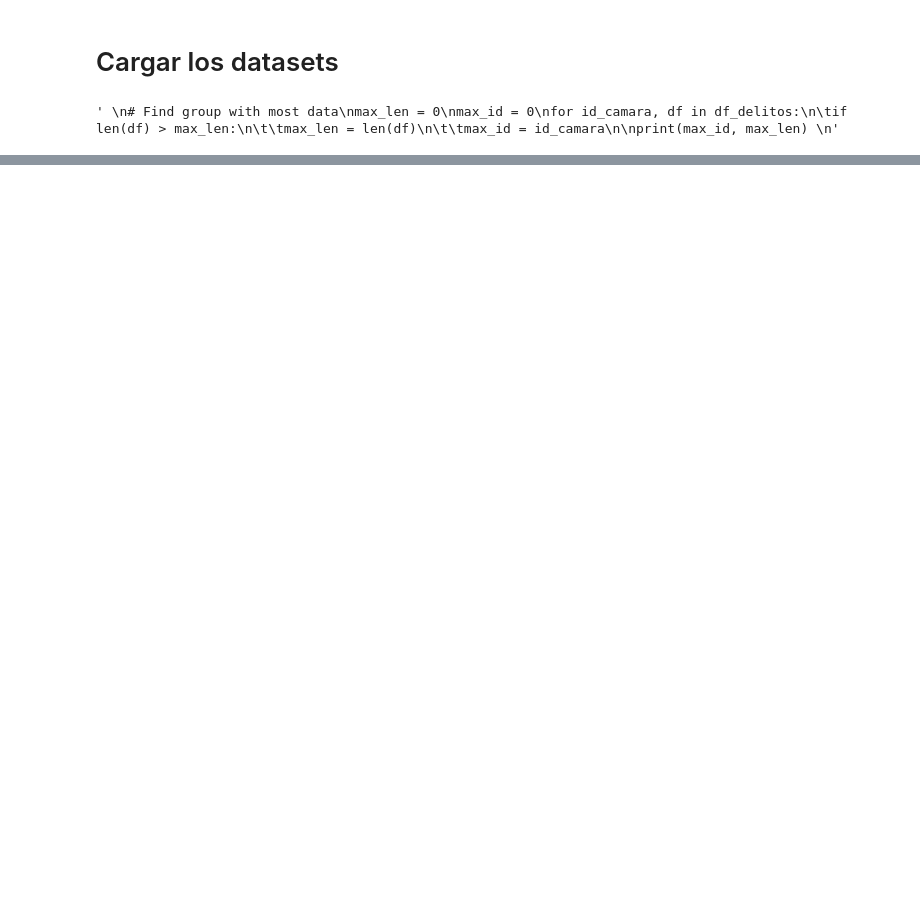
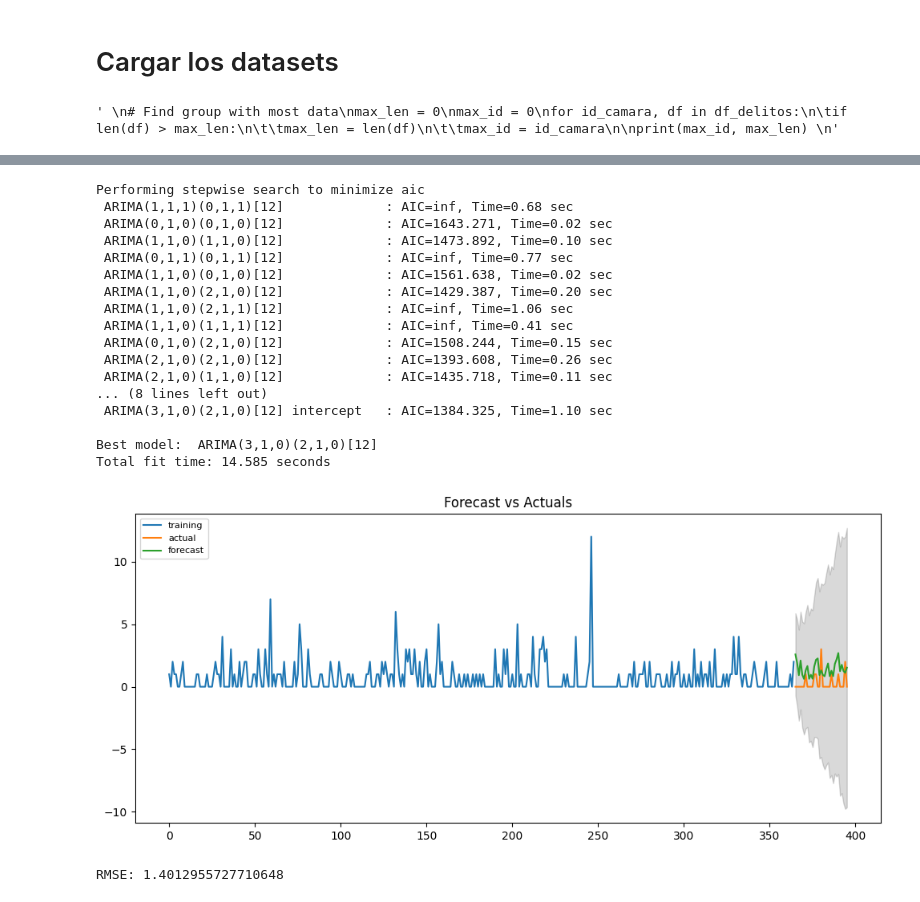
Before and after one commit to M1ndBlast/c5, a Jupyter notebook: arima.ipynb, the cells around one changed output, grey strips where cells are left out. Cells and saved outputs as stored; diff of their text form; code cells hidden in the pictures; blank space fills up the shorter version.

Commit message:
arima

```diff
--- a/arima.ipynb
+++ b/arima.ipynb
@@ -153,0 +72,73 @@ RMSE Error: 0.8066425450969037
+# %%
+# Análisis estádistico utilizando auto ARIMA
+# from pmdarima import auto_arima
+from pmdarima.arima import auto_arima
+
+# Split data into train / test sets
+train = df_delitos_train_count['count']
+test = df_delitos_test_count['count']
+# move index of test stating from the end of train
+test.index = range(len(train), len(train)+len(test))
+
+# Fit auto_arima function with dep_var 'count'
+stepwise_fit = auto_arima(train, start_p=1, start_q=1, max_p=3, max_q=3, m=12, start_P=0, seasonal=True, d=1, D=1, trace=True, error_action='ignore', suppress_warnings=True, stepwise=True)
+
+# To print the summary
+stepwise_fit.summary()
+
+# evaluate the model
+from sklearn.metrics import mean_squared_error
+from math import sqrt
+
+# Plot with test data using future data and ploting with specific days
+
+# Forecast
+n_periods = len(test)
+fc, confint = stepwise_fit.predict(n_periods=n_periods, return_conf_int=True, alpha=0.05)
+index_of_fc = np.arange(len(train), len(train)+n_periods)
+
+# Make series for plotting purpose
+fc_series = pd.Series(fc, index=index_of_fc)
+lower_series = pd.Series(confint[:, 0], index=index_of_fc)
+upper_series = pd.Series(confint[:, 1], index=index_of_fc)
+
+# Plot
+plt.figure(figsize=(12, 5), dpi=100)
+plt.plot(train, label='training')
+plt.plot(test, label='actual')
+plt.plot(fc_series, label='forecast')
+plt.fill_between(lower_series.index,
+                  lower_series,
+                  upper_series,
+                  color='k', alpha=.15)
+plt.title('Forecast vs Actuals')
+plt.legend(loc='upper left', fontsize=8)
+plt.show()
+
+# evaluate the model
+from sklearn.metrics import mean_squared_error
+from math import sqrt
+
+# Calculate RMSE
+rmse = sqrt(mean_squared_error(test, fc))
+print(f'RMSE: {rmse}')
+# %% [output]
+Performing stepwise search to minimize aic
+ ARIMA(1,1,1)(0,1,1)[12]             : AIC=inf, Time=0.68 sec
+ ARIMA(0,1,0)(0,1,0)[12]             : AIC=1643.271, Time=0.02 sec
+ ARIMA(1,1,0)(1,1,0)[12]             : AIC=1473.892, Time=0.10 sec
+ ARIMA(0,1,1)(0,1,1)[12]             : AIC=inf, Time=0.77 sec
+ ARIMA(1,1,0)(0,1,0)[12]             : AIC=1561.638, Time=0.02 sec
+ ARIMA(1,1,0)(2,1,0)[12]             : AIC=1429.387, Time=0.20 sec
+ ARIMA(1,1,0)(2,1,1)[12]             : AIC=inf, Time=1.06 sec
+ ARIMA(1,1,0)(1,1,1)[12]             : AIC=inf, Time=0.41 sec
+ ARIMA(0,1,0)(2,1,0)[12]             : AIC=1508.244, Time=0.15 sec
+ ARIMA(2,1,0)(2,1,0)[12]             : AIC=1393.608, Time=0.26 sec
+ ARIMA(2,1,0)(1,1,0)[12]             : AIC=1435.718, Time=0.11 sec
+... (8 lines left out)
+ ARIMA(3,1,0)(2,1,0)[12] intercept   : AIC=1384.325, Time=1.10 sec
+
+Best model:  ARIMA(3,1,0)(2,1,0)[12]
+Total fit time: 14.585 seconds
+[figure, added]
+RMSE: 1.4012955727710648
```
Also changed, not shown: parts of 6 cells of this notebook.
